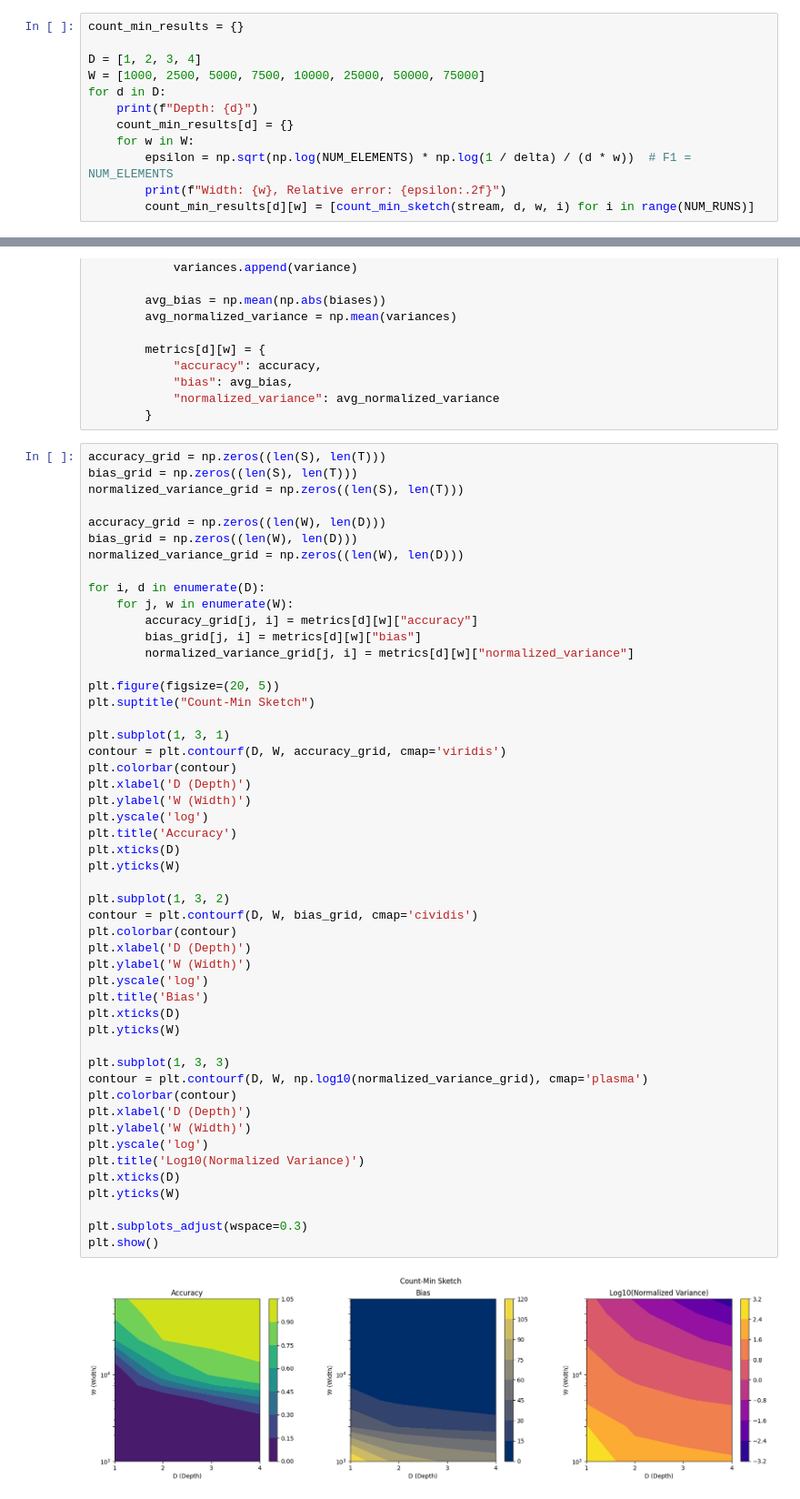
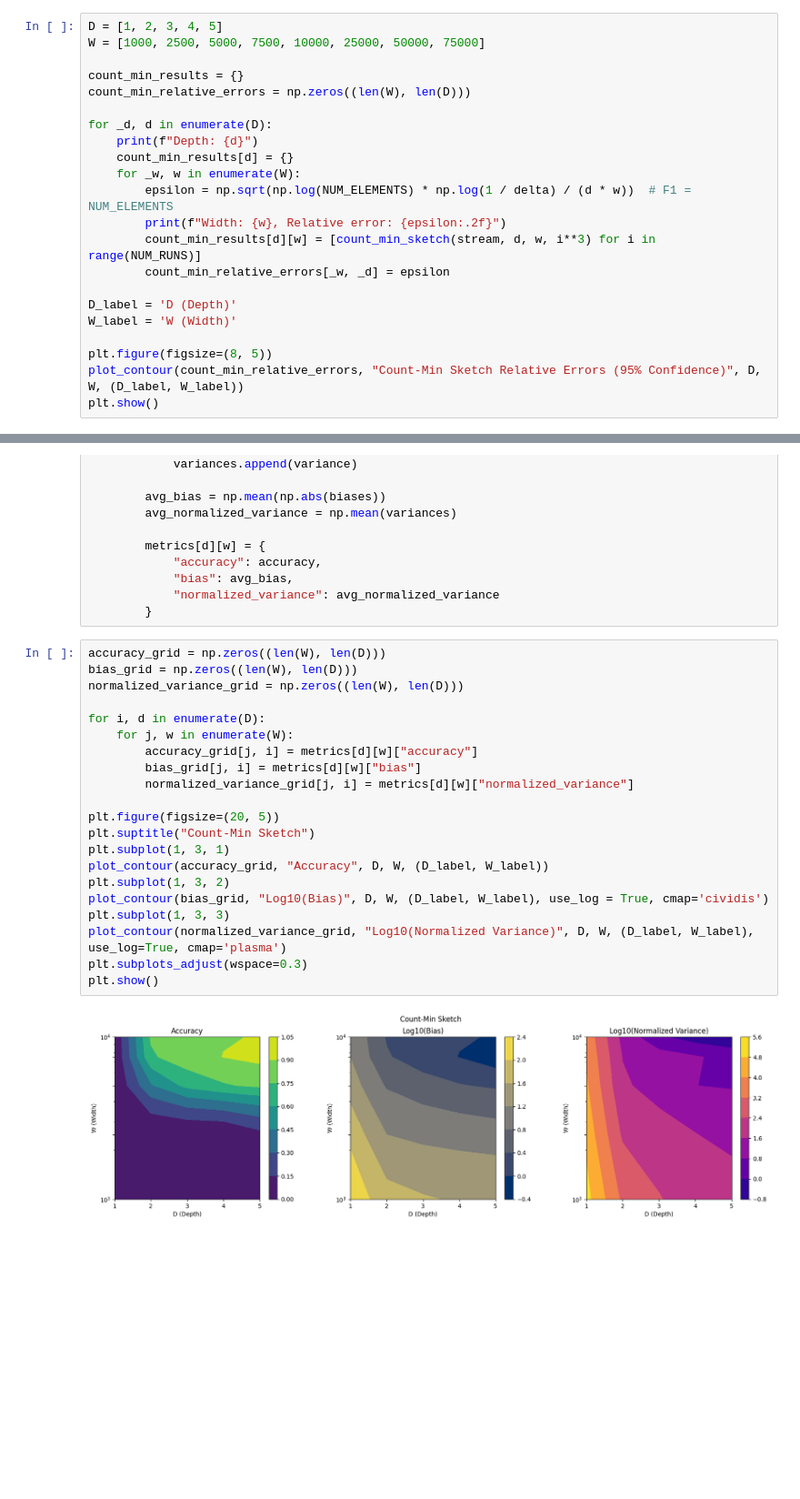
Before and after one commit to Gal-Noy/MSC-Data-Streaming-Algorithms, a Jupyter notebook: FM_CountMin/FM_CountMin.ipynb, the cells around one changed output, grey strips where cells are left out. Shown: that part at 91% size. Drawn from its saved outputs; the diff is of its cells as text; blank space fills up the shorter version.

```diff
--- a/FM_CountMin/FM_CountMin.ipynb
+++ b/FM_CountMin/FM_CountMin.ipynb
@@ -430,17 +446,27 @@ $$
 
 *Reminder: $F_1$ is the first norm, i.e., $F_1 = \sum_x |f_x|$
 # %%
+D = [1, 2, 3, 4, 5]
+W = [1000, 2500, 5000, 7500, 10000, 25000, 50000, 75000]
+
 count_min_results = {}
+count_min_relative_errors = np.zeros((len(W), len(D)))
 
-D = [1, 2, 3, 4]
-W = [1000, 2500, 5000, 7500, 10000, 25000, 50000, 75000]
-for d in D:
+for _d, d in enumerate(D):
     print(f"Depth: {d}")
     count_min_results[d] = {}
-    for w in W:
+    for _w, w in enumerate(W):
         epsilon = np.sqrt(np.log(NUM_ELEMENTS) * np.log(1 / delta) / (d * w))  # F1 = NUM_ELEMENTS
         print(f"Width: {w}, Relative error: {epsilon:.2f}")
-        count_min_results[d][w] = [count_min_sketch(stream, d, w, i) for i in range(NUM_RUNS)]
+        count_min_results[d][w] = [count_min_sketch(stream, d, w, i**3) for i in range(NUM_RUNS)]
+        count_min_relative_errors[_w, _d] = epsilon
+
+D_label = 'D (Depth)'
+W_label = 'W (Width)'
+
+plt.figure(figsize=(8, 5))
+plot_contour(count_min_relative_errors, "Count-Min Sketch Relative Errors (95% Confidence)", D, W, (D_label, W_label))
+plt.show()
 # %% [output]
 Depth: 1
 Width: 1000, Relative error: 0.19
@@ -492,54 +519,25 @@ for d, results in count_min_results.items():
             "normalized_variance": avg_normalized_variance
         }
 # %%
-accuracy_grid = np.zeros((len(S), len(T)))
-bias_grid = np.zeros((len(S), len(T)))
-normalized_variance_grid = np.zeros((len(S), len(T)))
-
 accuracy_grid = np.zeros((len(W), len(D)))
 bias_grid = np.zeros((len(W), len(D)))
 normalized_variance_grid = np.zeros((len(W), len(D)))
 
 for i, d in enumerate(D):
     for j, w in enumerate(W):
         accuracy_grid[j, i] = metrics[d][w]["accuracy"]
         bias_grid[j, i] = metrics[d][w]["bias"]
         normalized_variance_grid[j, i] = metrics[d][w]["normalized_variance"]
 
 plt.figure(figsize=(20, 5))
 plt.suptitle("Count-Min Sketch")
-
 plt.subplot(1, 3, 1)
-contour = plt.contourf(D, W, accuracy_grid, cmap='viridis')
-plt.colorbar(contour)
-plt.xlabel('D (Depth)')
-plt.ylabel('W (Width)')
-plt.yscale('log')
-plt.title('Accuracy')
-plt.xticks(D)
-plt.yticks(W)
-
+plot_contour(accuracy_grid, "Accuracy", D, W, (D_label, W_label))
 plt.subplot(1, 3, 2)
-contour = plt.contourf(D, W, bias_grid, cmap='cividis')
-plt.colorbar(contour)
-plt.xlabel('D (Depth)')
-plt.ylabel('W (Width)')
-plt.yscale('log')
-plt.title('Bias')
-plt.xticks(D)
-plt.yticks(W)
-
+plot_contour(bias_grid, "Log10(Bias)", D, W, (D_label, W_label), use_log = True, cmap='cividis')
 plt.subplot(1, 3, 3)
-contour = plt.contourf(D, W, np.log10(normalized_variance_grid), cmap='plasma')
-plt.colorbar(contour)
-plt.xlabel('D (Depth)')
-plt.ylabel('W (Width)')
-plt.yscale('log')
-plt.title('Log10(Normalized Variance)')
-plt.xticks(D)
-plt.yticks(W)
-
+plot_contour(normalized_variance_grid, "Log10(Normalized Variance)", D, W, (D_label, W_label), use_log=True, cmap='plasma')
 plt.subplots_adjust(wspace=0.3)
 plt.show()
 # %% [output]
-[figure, old version]
+[figure, new version]
```
Also changed, not shown: parts of 16 cells of this notebook.
